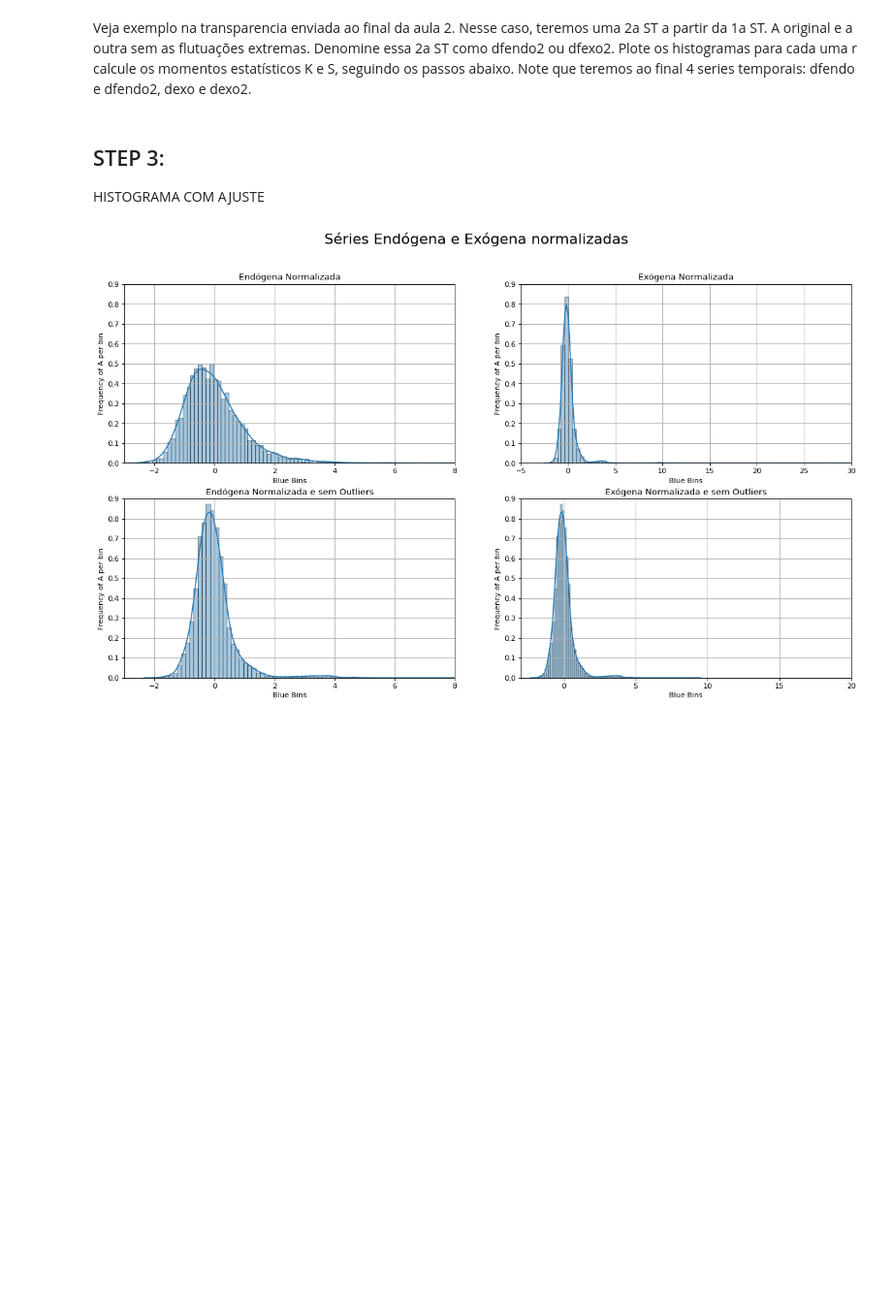
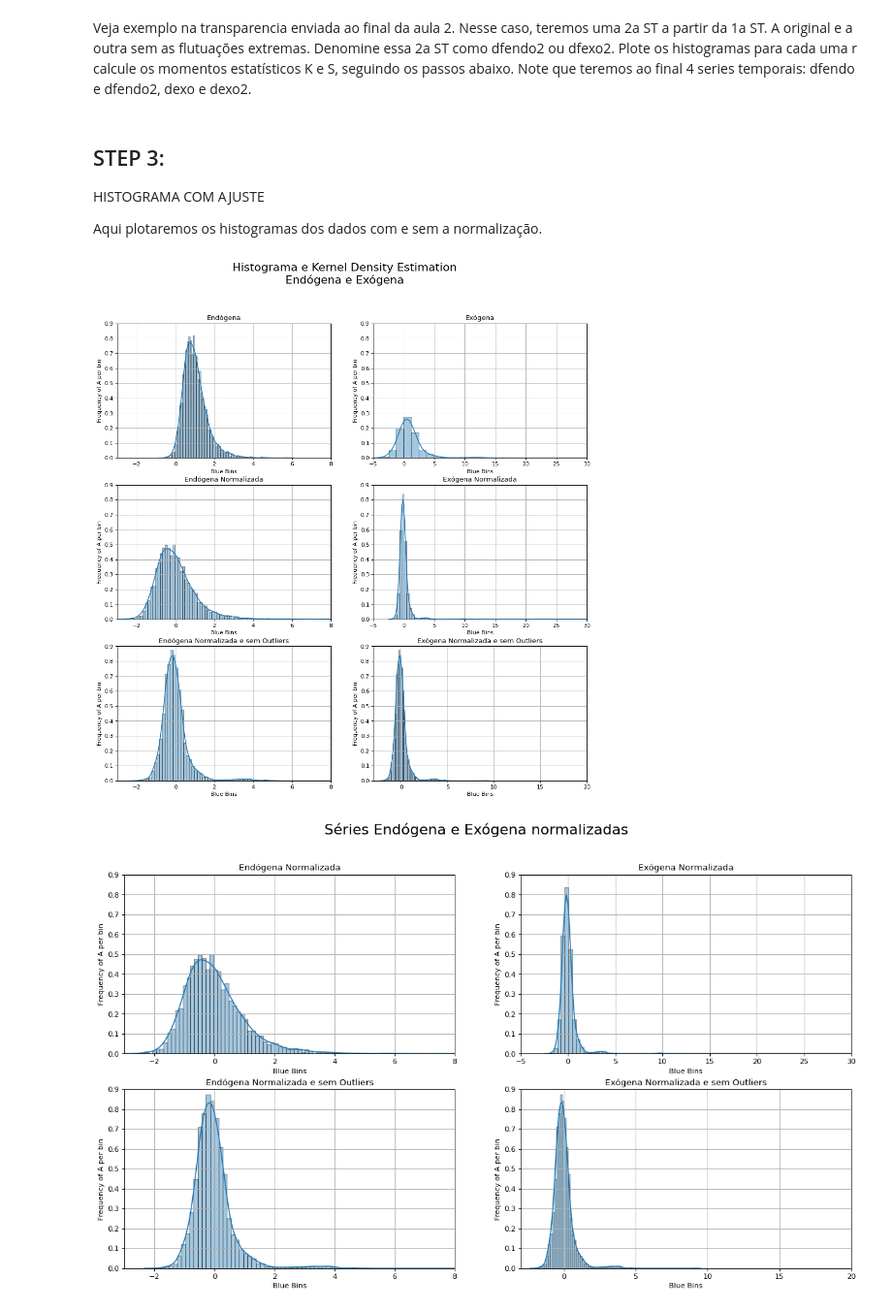
Before and after one commit to barauna-lo/Computational_Statistics, a Jupyter notebook: HandsOn_09/CAP417_HandsOn09_Barauna.ipynb, the cells around one changed output. Shown: that part at 97% size. Drawn from its saved outputs; the diff is of its cells as text; code cells hidden in the pictures; blank space fills up the shorter version.

```diff
--- a/HandsOn_09/CAP417_HandsOn09_Barauna.ipynb
+++ b/HandsOn_09/CAP417_HandsOn09_Barauna.ipynb
@@ -128,6 +128,75 @@ Denomine essa 2a ST como dfendo2 ou dfexo2. Plote os histogramas para cada uma r
 # %% [markdown]
 ## STEP 3:
 HISTOGRAMA COM AJUSTE
+
+Aqui plotaremos os histogramas dos dados com e sem a normalização.
+# %%
+# seaborn histogram with Kernel Density Estimation
+figure(figsize=(15,15),dpi=80)
+
+plt.suptitle('Histograma e Kernel Density Estimation\nEndógena e Exógena',size = 20)
+
+
+plt.subplot(3,2,1)
+sns.distplot(dfendo, bins=80, hist_kws={'edgecolor':'black'})
+plt.ylabel('Frequency of A per bin')
+plt.xlabel('Blue Bins')
+plt.xlim(-3,8)
+plt.ylim(0,.9)
+plt.title('Endógena')
+plt.grid()
+
+
+plt.subplot(3,2,2)
+sns.distplot(dfexo, bins=80, hist_kws={'edgecolor':'black'})
+plt.ylabel('Frequency of A per bin')
+plt.xlabel('Blue Bins')
+plt.title('Exógena')
+plt.xlim(-5,30)
+plt.ylim(0,.9)
+plt.grid()
+
+
+plt.subplot(3,2,3)
+sns.distplot(end_norm, bins=80, hist_kws={'edgecolor':'black'})
+plt.ylabel('Frequency of A per bin')
+plt.xlabel('Blue Bins')
+plt.xlim(-3,8)
+plt.ylim(0,.9)
+plt.title('Endógena Normalizada')
+plt.grid()
+
+
+plt.subplot(3,2,4)
+sns.distplot(exo_norm, bins=80, hist_kws={'edgecolor':'black'})
+plt.ylabel('Frequency of A per bin')
+plt.xlabel('Blue Bins')
+plt.title('Exógena Normalizada')
+plt.xlim(-5,30)
+plt.ylim(0,.9)
+plt.grid()
+
+plt.subplot(3,2,5)
+sns.distplot(exo_remov, bins=80, hist_kws={'edgecolor':'black'})
+plt.ylabel('Frequency of A per bin')
+plt.xlabel('Blue Bins')
+plt.title('Endógena Normalizada e sem Outliers')
+plt.xlim(-3,8)
+plt.ylim(0,.9)
+plt.grid()
+
+plt.subplot(3,2,6)
+sns.distplot(exo_remov, bins=80, hist_kws={'edgecolor':'black'})
+plt.ylabel('Frequency of A per bin')
+plt.xlabel('Blue Bins')
+plt.title('Exógena Normalizada e sem Outliers')
+plt.xlim(-3,20)
+plt.ylim(0,.9)
+plt.grid()
+
+plt.show()
+# %% [output]
+[figure, added]
 # %%
 # seaborn histogram with Kernel Density Estimation
 figure(figsize=(18,10),dpi=80)
```
Also changed, not shown: parts of 2 cells of this notebook.
